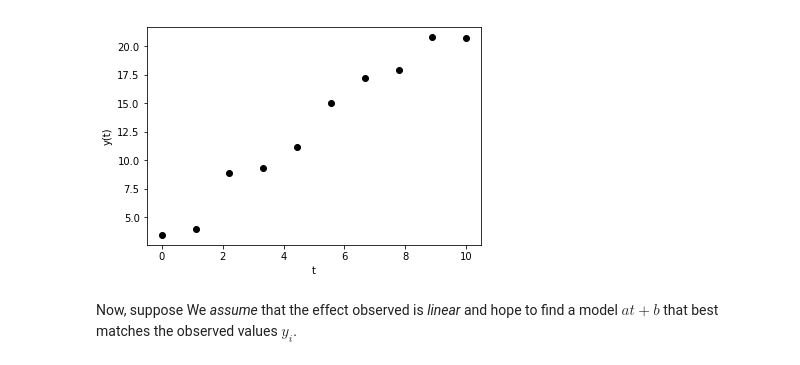
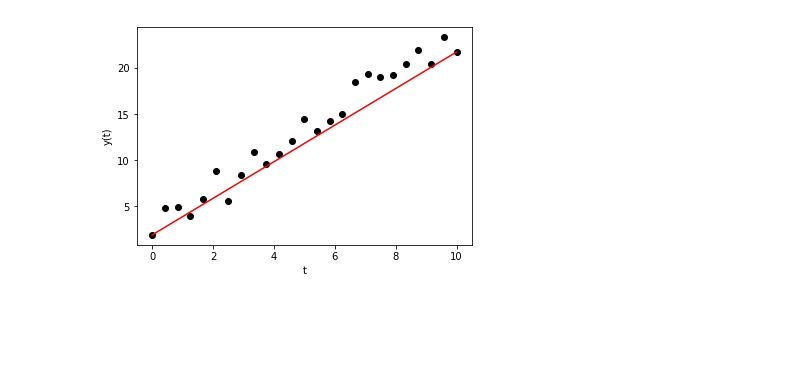
Before and after one commit to robertsj/me400_notes, a Jupyter notebook: source/lectures/ME400_Lecture_24.ipynb, the cells around one changed output. Saved outputs shown, nothing was run; the diff lists cells and outputs as text; code cells hidden in the pictures; blank space fills up the shorter version.

```diff
--- a/source/lectures/ME400_Lecture_24.ipynb
+++ b/source/lectures/ME400_Lecture_24.ipynb
@@ -23,0 +30,3 @@ We'll start simple and explore a task with which most students ought to be famil
+# %%
+from data_fitting_examples import scattered_points
+t, y = scattered_points()
@@ -24,16 +41,12 @@ We'll start simple and explore a task with which most students ought to be famil
 # %%
 import numpy as np
 import matplotlib.pyplot as plt
-np.random.seed(1234)
-n = 10
-t = np.linspace(0, 10, n)
-# measurement at time t with white noise
-y = 2*t + 3 + np.random.normal(size=n)
-plt.plot(t, y, 'ko')
+b = y[0]
+a = (y[-1]-y[0])/(t[-1]-t[0])
+y_a = a*t + b
+plt.plot(t, y, 'ko', t, y_a, 'r')
 plt.xlabel('t')
 plt.ylabel('y(t)')
 plt.show()
 # %% [output]
-[figure, old version]
+[figure, new version]
-# %% [markdown]
-Now, suppose We *assume* that the effect observed is *linear* and hope to find a model $at + b$ that best matches the observed values $y_i$.
```
Also changed, not shown: parts of 35 cells of this notebook, 3 other files.
